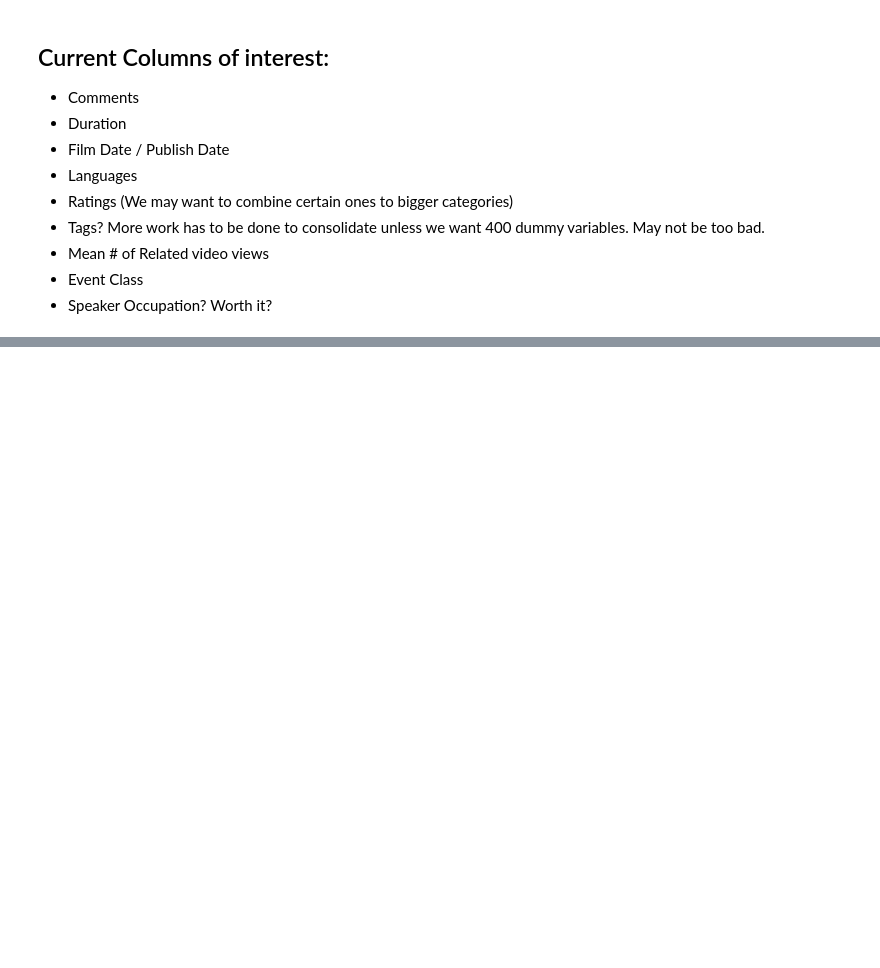
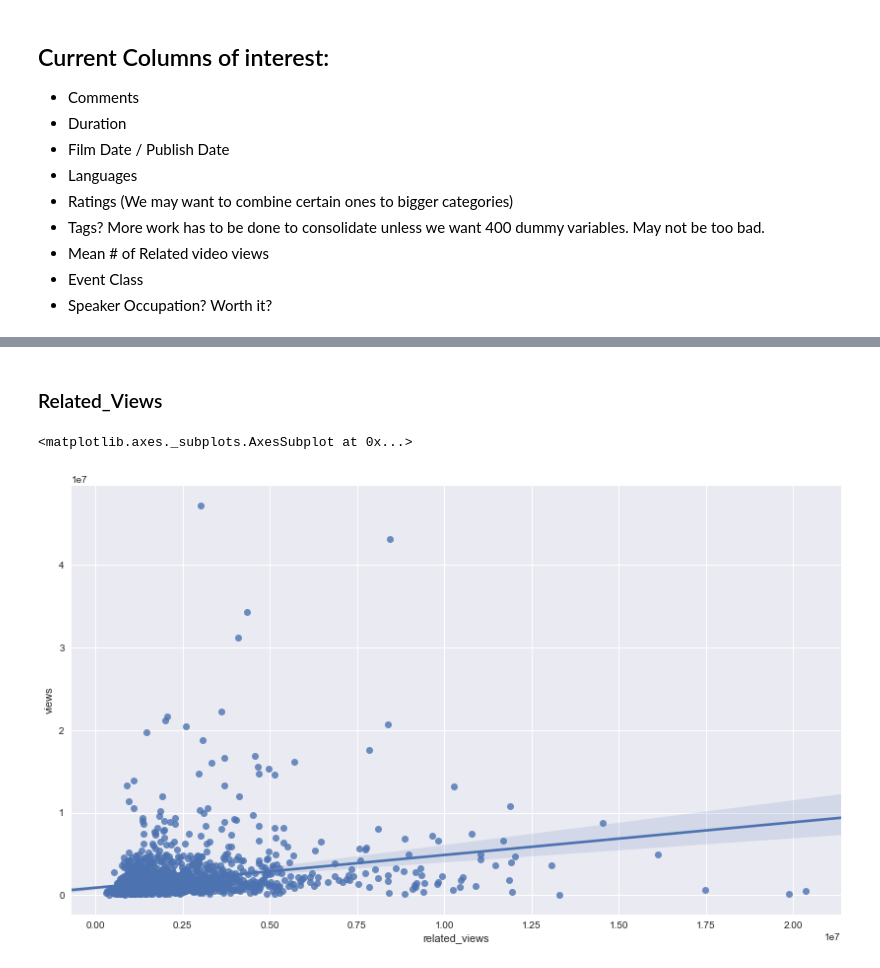
Before and after one commit to TristanMoser/213Project, a Jupyter notebook: Tristan.ipynb, the cells around one changed output, grey strips where cells are left out. Saved outputs shown, nothing was run; the diff lists cells and outputs as text; code cells hidden in the pictures; blank space fills up the shorter version.

```diff
--- a/Tristan.ipynb
+++ b/Tristan.ipynb
@@ -288,0 +316,8 @@ data.head()
+# %% [markdown]
+### Related_Views
+# %%
+f, ax = plt.subplots(figsize = (14,8))
+sns.regplot(x="related_views", y="views", data=data)
+# %% [output]
+<matplotlib.axes._subplots.AxesSubplot at 0x...>
+[figure, added]
```
Also changed, not shown: parts of 6 cells of this notebook.
